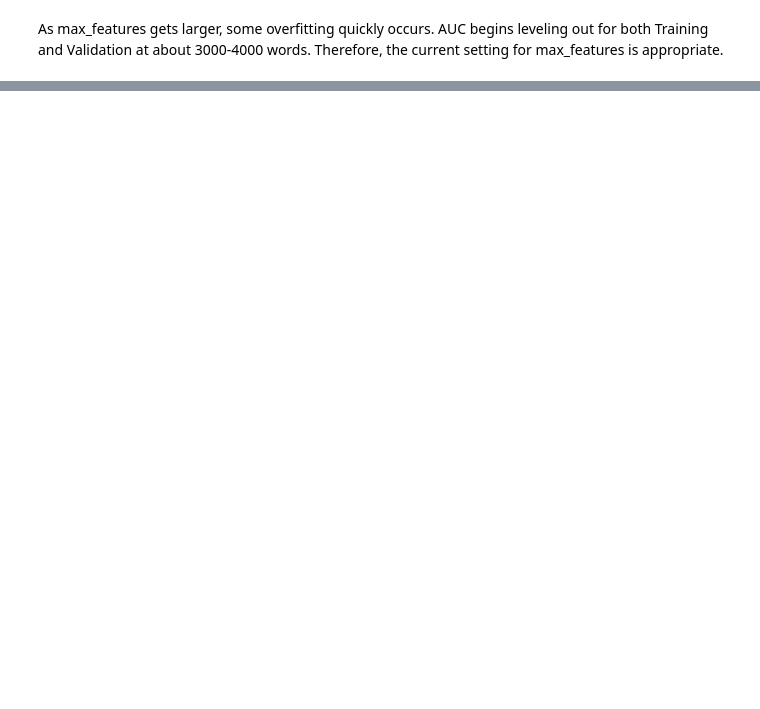
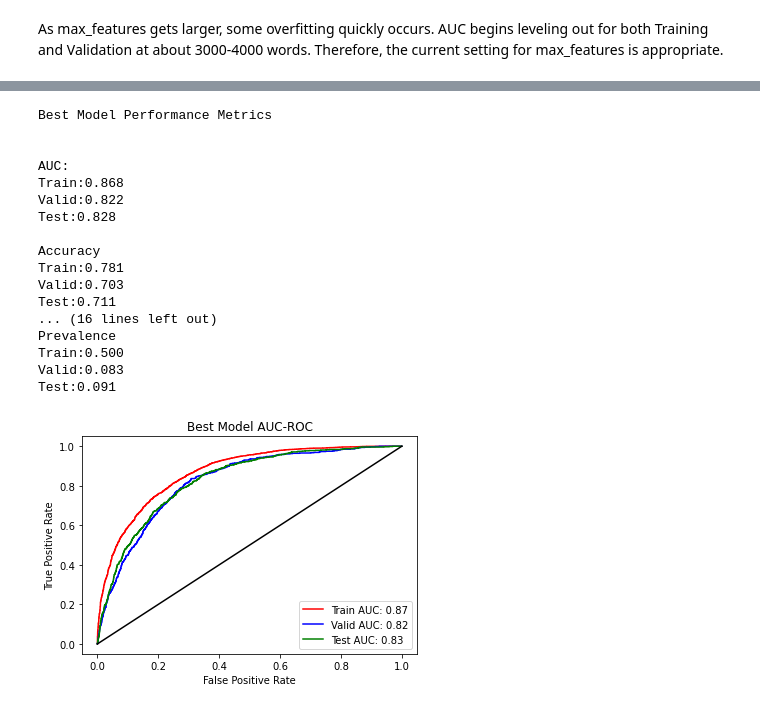
Before and after one commit to carashri/Predicting-ICU-Mortality, a Jupyter notebook: Step_2_Text_Pre-processing_(Bag_of_Words) and Machine Learning.ipynb, the cells around one changed output, grey strips where cells are left out. Drawn from its saved outputs; the diff is of its cells as text; code cells hidden in the pictures; blank space fills up the shorter version.

```diff
--- a/Step_2_Text_Pre-processing_(Bag_of_Words) and Machine Learning.ipynb
+++ b/Step_2_Text_Pre-processing_(Bag_of_Words) and Machine Learning.ipynb
@@ -1093,65 +1119,84 @@ model = clf_best
 # %%
 y_train_preds = model.predict_proba(X_train_vect)[:,1]
 y_valid_preds = model.predict_proba(X_valid_vect)[:,1]
-y_test_preds = model.predict_proba(X_test_vect)[:,1]
+y_test_preds_best = model.predict_proba(X_test_vect)[:,1]
 # %%
 from sklearn.metrics import roc_curve
 from sklearn.metrics import roc_auc_score
 import matplotlib.pyplot as plt
 
-fpr_train, tpr_train, thresholds_train = roc_curve(y_train, y_train_preds)
-fpr_valid, tpr_valid, thresholds_valid = roc_curve(y_valid, y_valid_preds)
-fpr_test, tpr_test, thresholds_test = roc_curve(y_test, y_test_preds)
+fpr_train, tpr_train, thresholds_train = roc_curve(y_train, y_train_preds_best)
+fpr_valid, tpr_valid, thresholds_valid = roc_curve(y_valid, y_valid_preds_best)
+fpr_test, tpr_test, thresholds_test = roc_curve(y_test, y_test_preds_best)
 
 
 thresh = 0.5
 
-auc_train = roc_auc_score(y_train, y_train_preds)
-auc_valid = roc_auc_score(y_valid, y_valid_preds)
-auc_test = roc_auc_score(y_test, y_test_preds)
+auc_train = roc_auc_score(y_train, y_train_preds_best)
+auc_valid = roc_auc_score(y_valid, y_valid_preds_best)
+auc_test = roc_auc_score(y_test, y_test_preds_best)
 
 print("\nBest Model Performance Metrics\n")
 print('\nAUC:')
 print('Train:%.3f'%auc_train)
 print('Valid:%.3f'%auc_valid)
 print('Test:%.3f'%auc_test)
 
 print('\nAccuracy')
-print('Train:%.3f'%calc_accuracy(y_train, y_train_preds, thresh))
-print('Valid:%.3f'%calc_accuracy(y_valid, y_valid_preds, thresh))
-print('Test:%.3f'%calc_accuracy(y_test, y_test_preds, thresh))
+print('Train:%.3f'%calc_accuracy(y_train, y_train_preds_best, thresh))
+print('Valid:%.3f'%calc_accuracy(y_valid, y_valid_preds_best, thresh))
+print('Test:%.3f'%calc_accuracy(y_test, y_test_preds_best, thresh))
 
 print('\nRecall')
-print('Train:%.3f'%calc_recall(y_train, y_train_preds, thresh))
-print('Valid:%.3f'%calc_recall(y_valid, y_valid_preds, thresh))
-print('Test:%.3f'%calc_recall(y_test, y_test_preds, thresh))
+print('Train:%.3f'%calc_recall(y_train, y_train_preds_best, thresh))
+print('Valid:%.3f'%calc_recall(y_valid, y_valid_preds_best, thresh))
+print('Test:%.3f'%calc_recall(y_test, y_test_preds_best, thresh))
 
 print('\nPrecision')
-print('Train:%.3f'%calc_precision(y_train, y_train_preds, thresh))
-print('Valid:%.3f'%calc_precision(y_valid, y_valid_preds, thresh))
-print('Test:%.3f'%calc_precision(y_test, y_test_preds, thresh))
+print('Train:%.3f'%calc_precision(y_train, y_train_preds_best, thresh))
+print('Valid:%.3f'%calc_precision(y_valid, y_valid_preds_best, thresh))
+print('Test:%.3f'%calc_precision(y_test, y_test_preds_best, thresh))
 
 print('\nSpecificity')
-print('Train:%.3f'%calc_specificity(y_train, y_train_preds, thresh))
-print('Valid:%.3f'%calc_specificity(y_valid, y_valid_preds, thresh))
-print('Test:%.3f'%calc_specificity(y_test, y_test_preds, thresh))
+print('Train:%.3f'%calc_specificity(y_train, y_train_preds_best, thresh))
+print('Valid:%.3f'%calc_specificity(y_valid, y_valid_preds_best, thresh))
+print('Test:%.3f'%calc_specificity(y_test, y_test_preds_best, thresh))
 
 print('\nPrevalence')
 print('Train:%.3f'%calc_prevalence(y_train))
 print('Valid:%.3f'%calc_prevalence(y_valid))
 print('Test:%.3f'%calc_prevalence(y_test))
 
 
 plt.plot(fpr_train, tpr_train,'r-', label = 'Train AUC: %.2f'%auc_train)
 plt.plot(fpr_valid, tpr_valid,'b-',label = 'Valid AUC: %.2f'%auc_valid)
 plt.plot(fpr_test, tpr_test,'g-',label = 'Test AUC: %.2f'%auc_test)
 
 plt.plot([0,1],[0,1],'-k')
 plt.title('Best Model AUC-ROC')
 plt.xlabel('False Positive Rate')
 plt.ylabel('True Positive Rate')
 plt.legend()
 plt.show()
+# %% [output]
+Best Model Performance Metrics
+
+
+AUC:
+Train:0.868
+Valid:0.822
+Test:0.828
+
+Accuracy
+Train:0.781
+Valid:0.703
+Test:0.711
+... (16 lines left out)
+Prevalence
+Train:0.500
+Valid:0.083
+Test:0.091
+[figure, added]
 # %%
 from sklearn.metrics import classification_report, confusion_matrix
 
```
Also changed, not shown: parts of 32 cells of this notebook.
